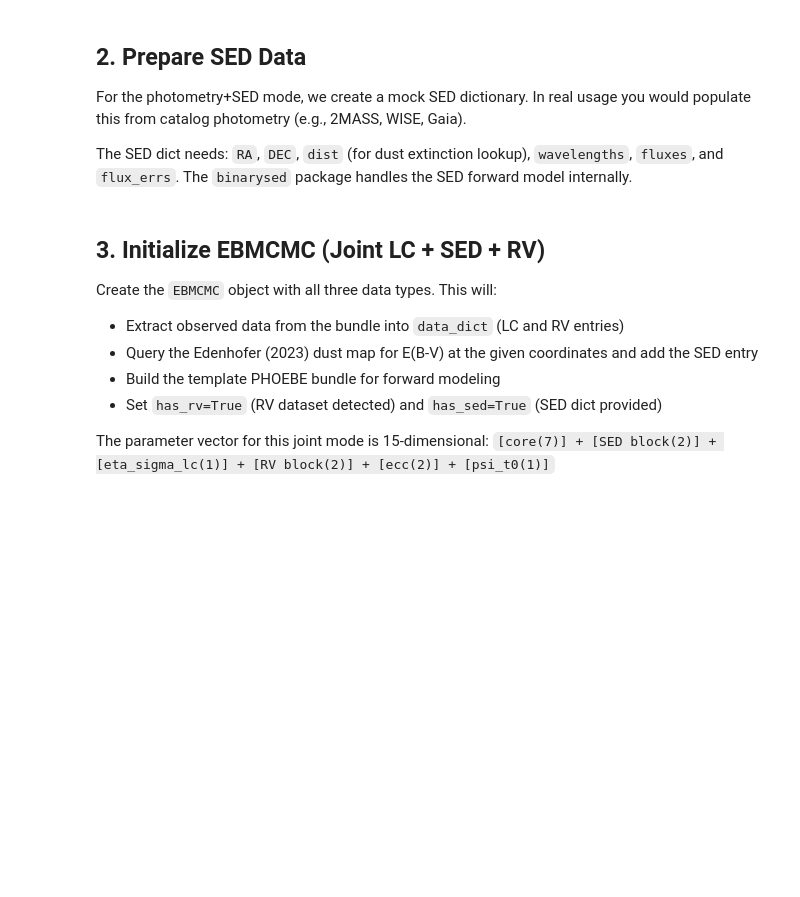
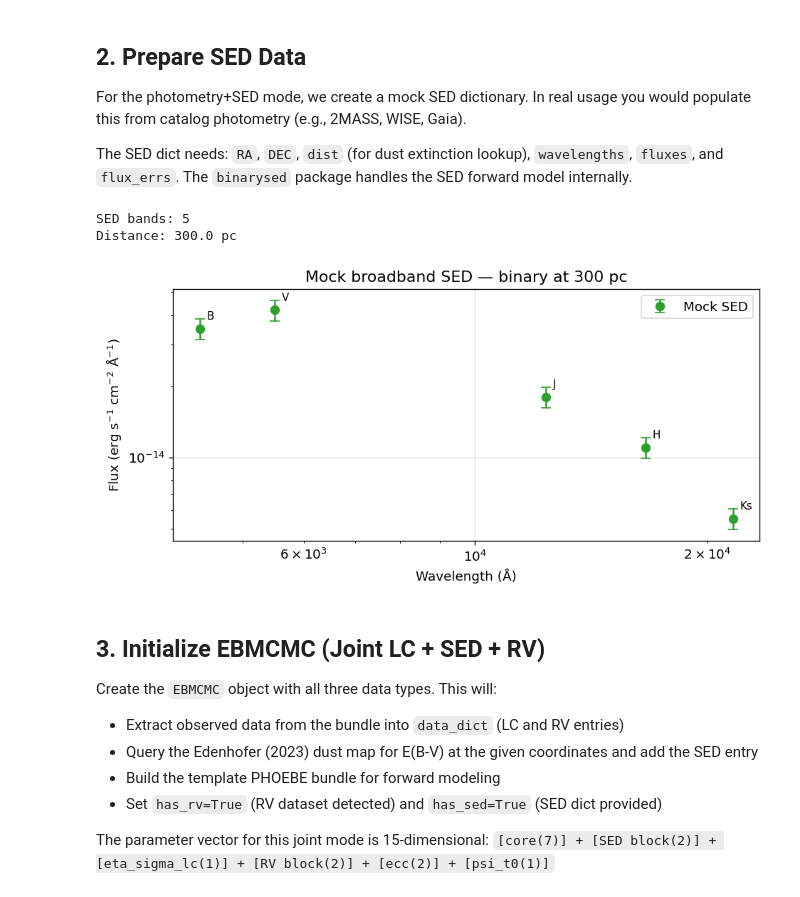
Before and after one commit to jackieblaum/ebmcmc, a Jupyter notebook: demo.ipynb, the cells around one changed output. Saved outputs shown, nothing was run; the diff lists cells and outputs as text; code cells hidden in the pictures; blank space fills up the shorter version.

```diff
--- a/demo.ipynb
+++ b/demo.ipynb
@@ -138,19 +146,39 @@ The SED dict needs: `RA`, `DEC`, `dist` (for dust extinction lookup), `wavelengt
 # %%
 # Mock SED data -- approximate broadband fluxes for a ~6000K binary at 300 pc
 # In practice, these come from catalog cross-matches (2MASS, WISE, etc.)
 sed_dict = {
     "RA": 180.0,        # degrees (arbitrary for demo)
     "DEC": 30.0,        # degrees
     "dist": 300.0,      # parsec
     # Effective wavelengths in Angstroms for Johnson B, V, 2MASS J, H, Ks
     "wavelengths": np.array([4400, 5500, 12350, 16620, 21590]),
     # Mock fluxes in erg/s/cm^2/A (rough order-of-magnitude for this system)
     "fluxes": np.array([3.5e-14, 4.2e-14, 1.8e-14, 1.1e-14, 5.5e-15]),
     "flux_errs": np.array([3.5e-15, 4.2e-15, 1.8e-15, 1.1e-15, 5.5e-16]),
 }
 
-print("SED bands:", len(sed_dict["wavelengths"]))
-print("Distance:", sed_dict["dist"], "pc")
+band_names = ["B", "V", "J", "H", "Ks"]
+
+fig, ax = plt.subplots(figsize=(8, 4))
+ax.errorbar(sed_dict["wavelengths"], sed_dict["fluxes"], yerr=sed_dict["flux_errs"],
+            fmt="o", capsize=4, color="C2", markersize=7, label="Mock SED")
+for wl, fl, name in zip(sed_dict["wavelengths"], sed_dict["fluxes"], band_names):
+    ax.annotate(name, (wl, fl), textcoords="offset points", xytext=(6, 8), fontsize=9)
+ax.set_xlabel("Wavelength (Å)")
+ax.set_ylabel(r"Flux (erg s$^{-1}$ cm$^{-2}$ Å$^{-1}$)")
+ax.set_title(f"Mock broadband SED — binary at {sed_dict['dist']:.0f} pc")
+ax.set_xscale("log")
+ax.set_yscale("log")
+ax.legend()
+ax.grid(True, alpha=0.3)
+plt.tight_layout()
+
+print(f"SED bands: {len(sed_dict['wavelengths'])}")
+print(f"Distance: {sed_dict['dist']} pc")
+# %% [output]
+SED bands: 5
+Distance: 300.0 pc
+[figure, added]
 # %% [markdown]
 ## 3. Initialize EBMCMC (Joint LC + SED + RV)
 
```
Also changed, not shown: parts of 7 cells of this notebook, 1 other file.
